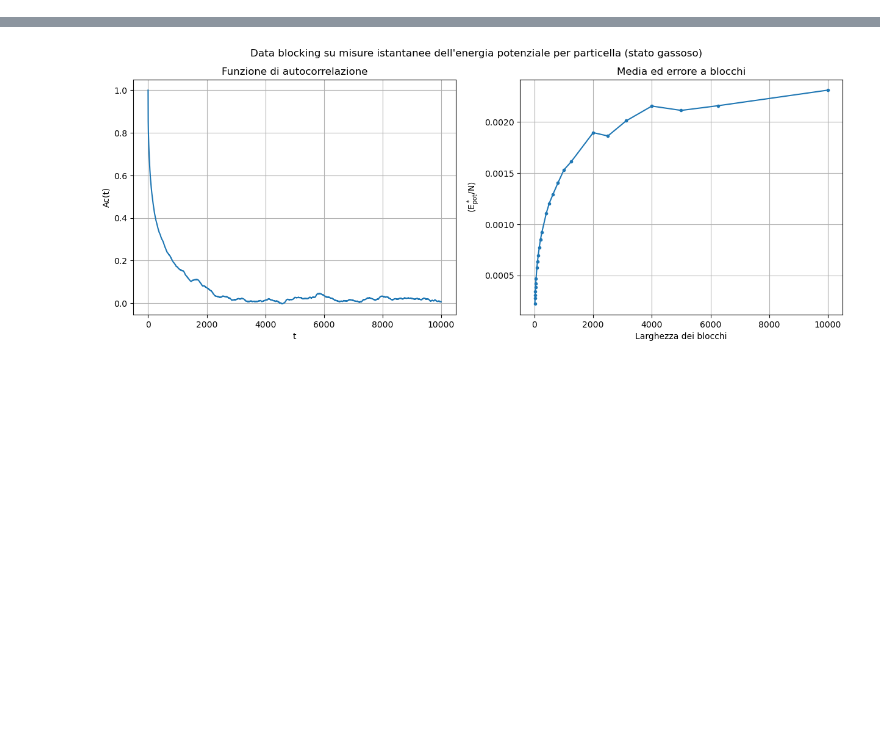
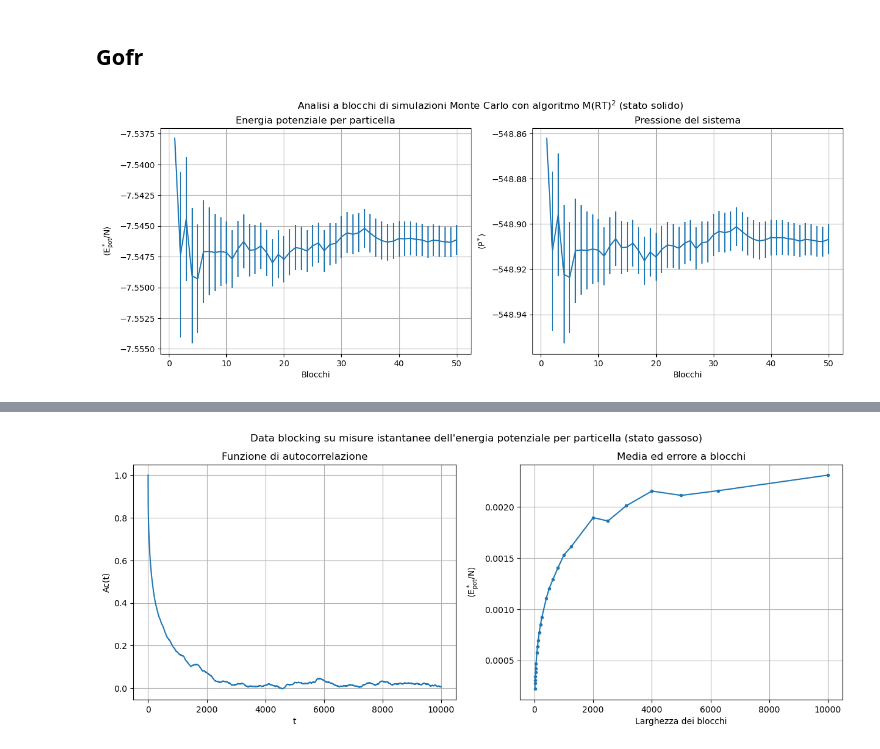
Before and after one commit to angela-bonato/LaboratorioSimulazioneNumerica, a Jupyter notebook: Es07/Esercitazione7.ipynb, the cells around one changed output, grey strips where cells are left out. Drawn from its saved outputs; the diff is of its cells as text; code cells hidden in the pictures; blank space fills up the shorter version.

Commit message:
Nearly finisced solid and liquid state es7

```diff
--- a/Es07/Esercitazione7.ipynb
+++ b/Es07/Esercitazione7.ipynb
@@ -102,0 +90,25 @@ plt.show()
+# %% [markdown]
+## Gofr
+# %%
+#simulazione Monte Carlo (passi con Metropolis) di energia potenziale e pressione
+sol_en, sol_en_err=np.loadtxt("SolidState/potential_energy.dat", usecols=(2, 3), unpack="true")  #vettore delle ordinate dei punti plottati
+sol_pres, sol_pres_err=np.loadtxt("SolidState/pressure.dat", usecols=(2, 3), unpack="true")
+
+smfig ,(smplt1, smplt2) = plt.subplots(1, 2, figsize=(15, 5))
+
+smplt1.errorbar(xbl, sol_en, yerr=sol_en_err)
+smplt1.set_xlabel("Blocchi")
+smplt1.set_ylabel(r"$\langle \mathrm{E_{pot}^*/N} \rangle$")
+smplt1.set_title("Energia potenziale per particella")
+smplt1.grid(True)
+
+smplt2.errorbar(xbl, sol_pres, yerr=sol_pres_err)
+smplt2.set_xlabel("Blocchi")
+smplt2.set_ylabel(r"$\langle \mathrm{P^*} \rangle$")
+smplt2.set_title("Pressione del sistema")
+smplt2.grid(True)
+
+smfig.suptitle(r"Analisi a blocchi di simulazioni Monte Carlo con algoritmo $\mathrm{M(RT)^2}$ (stato solido)")
+plt.show()
+# %% [output]
+[figure, added]
```
Also changed, not shown: parts of 26 cells of this notebook, 35 other files.
